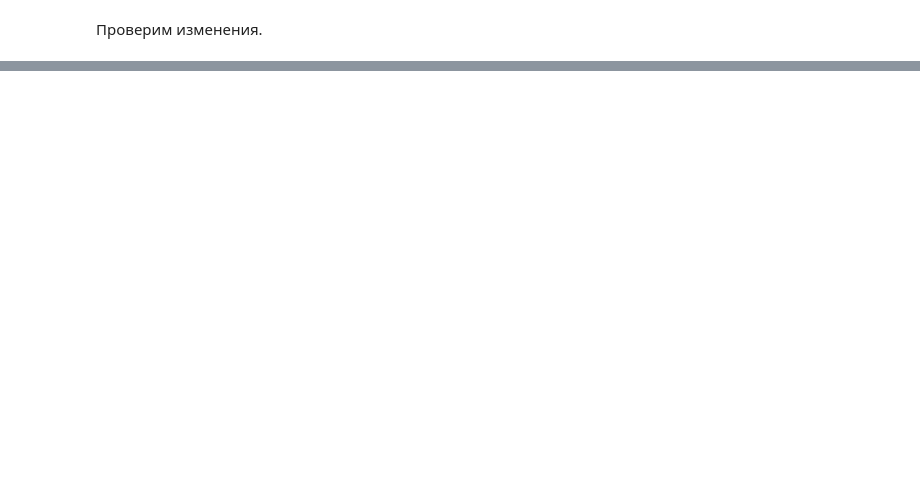
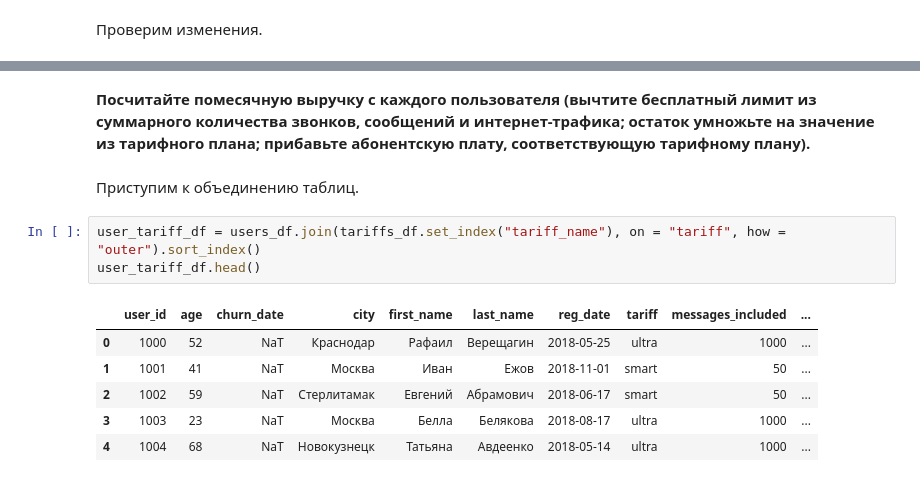
Before and after one commit to kozyreviva/Data_Science, a Jupyter notebook: statistical_analysis.ipynb, the cells around one changed output, grey strips where cells are left out. Drawn from its saved outputs; the diff is of its cells as text; blank space fills up the shorter version.

```diff
--- a/statistical_analysis.ipynb
+++ b/statistical_analysis.ipynb
@@ -231,0 +318,14 @@ memory usage: 31.4+ KB
+# %% [markdown]
+**Посчитайте помесячную выручку с каждого пользователя (вычтите бесплатный лимит из суммарного количества звонков, сообщений и интернет-трафика; остаток умножьте на значение из тарифного плана; прибавьте абонентскую плату, соответствующую тарифному плану).**
+# %% [markdown]
+Приступим к объединению таблиц.
+# %%
+user_tariff_df = users_df.join(tariffs_df.set_index("tariff_name"), on = "tariff", how = "outer").sort_index()
+user_tariff_df.head()
+# %% [output]
+|  | user_id | age | churn_date | city | first_name | last_name | reg_date | tariff | messages_included | ... |
+| 0 | 1000 | 52 | NaT | Краснодар | Рафаил | Верещагин | 2018-05-25 | ultra | 1000 | ... |
+| 1 | 1001 | 41 | NaT | Москва | Иван | Ежов | 2018-11-01 | smart | 50 | ... |
+| 2 | 1002 | 59 | NaT | Стерлитамак | Евгений | Абрамович | 2018-06-17 | smart | 50 | ... |
+| 3 | 1003 | 23 | NaT | Москва | Белла | Белякова | 2018-08-17 | ultra | 1000 | ... |
+| 4 | 1004 | 68 | NaT | Новокузнецк | Татьяна | Авдеенко | 2018-05-14 | ultra | 1000 | ... |
```
Also changed, not shown: parts of 20 cells of this notebook.
